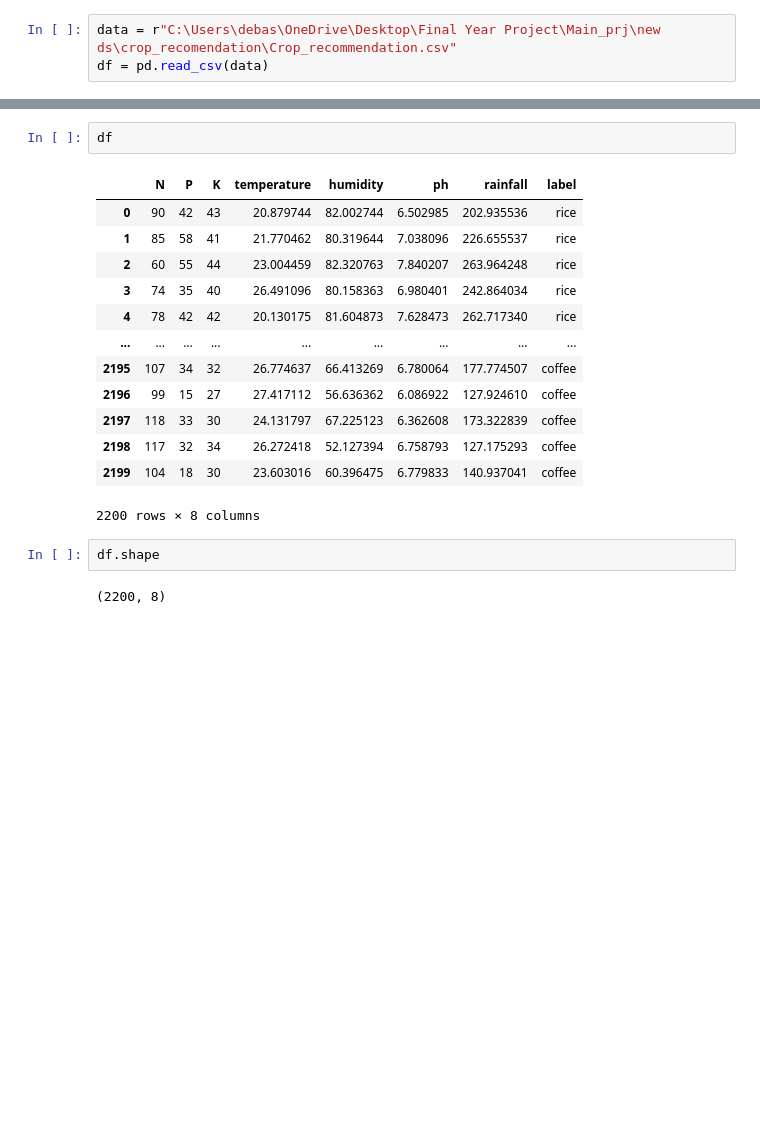
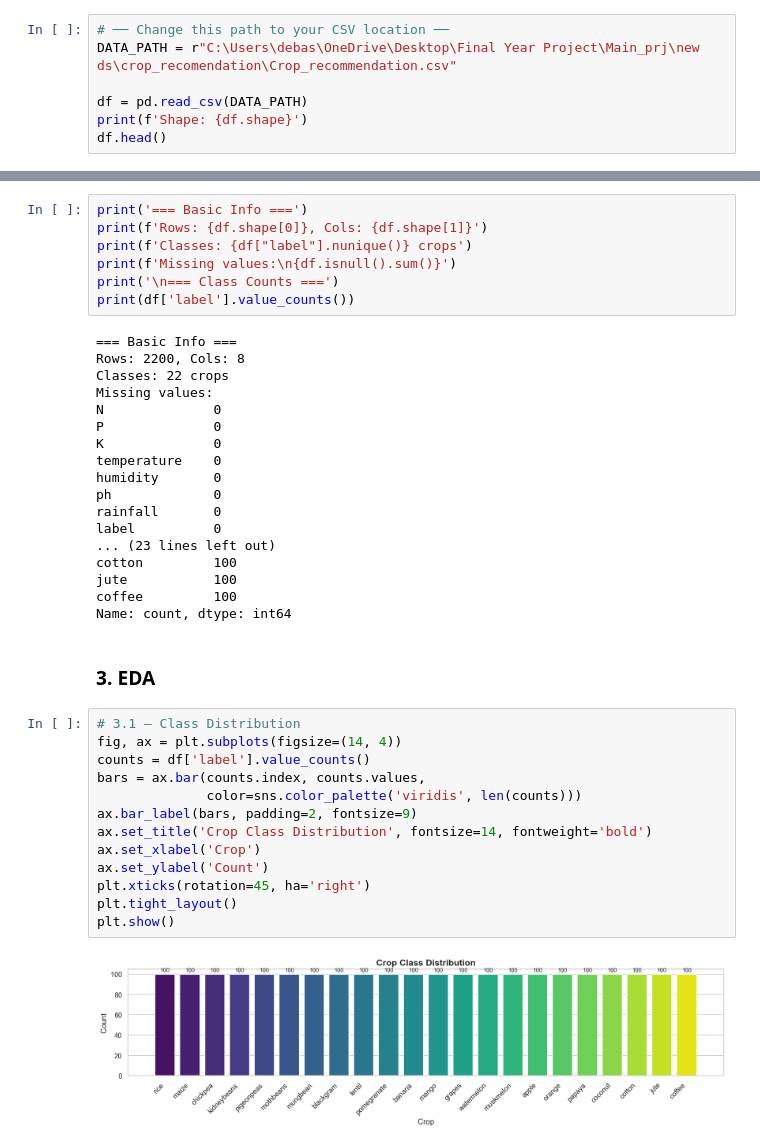
Before and after one commit to Souvik-Dutta12/Final-Yr-Project, a Jupyter notebook: backend/services/crop_recomendation/notebook/crop_recomendation.ipynb, the cells around one changed output, grey strips where cells are left out. Saved outputs shown, nothing was run; the diff lists cells and outputs as text; blank space fills up the shorter version.

```diff
--- a/backend/services/crop_recomendation/notebook/crop_recomendation.ipynb
+++ b/backend/services/crop_recomendation/notebook/crop_recomendation.ipynb
@@ -15,3 +43,7 @@ from sklearn.ensemble import RandomForestClassifier
 # %%
-data = r"C:\Users\debas\OneDrive\Desktop\Final Year Project\Main_prj\new ds\crop_recomendation\Crop_recommendation.csv"
-df = pd.read_csv(data)
+# ── Change this path to your CSV location ──
+DATA_PATH = r"C:\Users\debas\OneDrive\Desktop\Final Year Project\Main_prj\new ds\crop_recomendation\Crop_recommendation.csv"
+
+df = pd.read_csv(DATA_PATH)
+print(f'Shape: {df.shape}')
+df.head()
@@ -18,21 +58,43 @@ df = pd.read_csv(data)
 # %%
-df
+print('=== Basic Info ===')
+print(f'Rows: {df.shape[0]}, Cols: {df.shape[1]}')
+print(f'Classes: {df["label"].nunique()} crops')
+print(f'Missing values:\n{df.isnull().sum()}')
+print('\n=== Class Counts ===')
+print(df['label'].value_counts())
 # %% [output]
-|  | N | P | K | temperature | humidity | ph | rainfall | label |
-| 0 | 90 | 42 | 43 | 20.879744 | 82.002744 | 6.502985 | 202.935536 | rice |
-| 1 | 85 | 58 | 41 | 21.770462 | 80.319644 | 7.038096 | 226.655537 | rice |
-| 2 | 60 | 55 | 44 | 23.004459 | 82.320763 | 7.840207 | 263.964248 | rice |
-| 3 | 74 | 35 | 40 | 26.491096 | 80.158363 | 6.980401 | 242.864034 | rice |
-| 4 | 78 | 42 | 42 | 20.130175 | 81.604873 | 7.628473 | 262.717340 | rice |
-| ... | ... | ... | ... | ... | ... | ... | ... | ... |
-| 2195 | 107 | 34 | 32 | 26.774637 | 66.413269 | 6.780064 | 177.774507 | coffee |
-| 2196 | 99 | 15 | 27 | 27.417112 | 56.636362 | 6.086922 | 127.924610 | coffee |
-| 2197 | 118 | 33 | 30 | 24.131797 | 67.225123 | 6.362608 | 173.322839 | coffee |
-| 2198 | 117 | 32 | 34 | 26.272418 | 52.127394 | 6.758793 | 127.175293 | coffee |
-| 2199 | 104 | 18 | 30 | 23.603016 | 60.396475 | 6.779833 | 140.937041 | coffee |
-2200 rows × 8 columns
+=== Basic Info ===
+Rows: 2200, Cols: 8
+Classes: 22 crops
+Missing values:
+N              0
+P              0
+K              0
+temperature    0
+humidity       0
+ph             0
+rainfall       0
+label          0
+... (23 lines left out)
+cotton         100
+jute           100
+coffee         100
+Name: count, dtype: int64
+# %% [markdown]
+### 3. EDA
 # %%
-df.shape
+# 3.1 — Class Distribution
+fig, ax = plt.subplots(figsize=(14, 4))
+counts = df['label'].value_counts()
+bars = ax.bar(counts.index, counts.values,
+              color=sns.color_palette('viridis', len(counts)))
+ax.bar_label(bars, padding=2, fontsize=9)
+ax.set_title('Crop Class Distribution', fontsize=14, fontweight='bold')
+ax.set_xlabel('Crop')
+ax.set_ylabel('Count')
+plt.xticks(rotation=45, ha='right')
+plt.tight_layout()
+plt.show()
 # %% [output]
-(2200, 8)
+[figure, added]
 # %%
```
Also changed, not shown: parts of 40 cells of this notebook, 11 other files.
